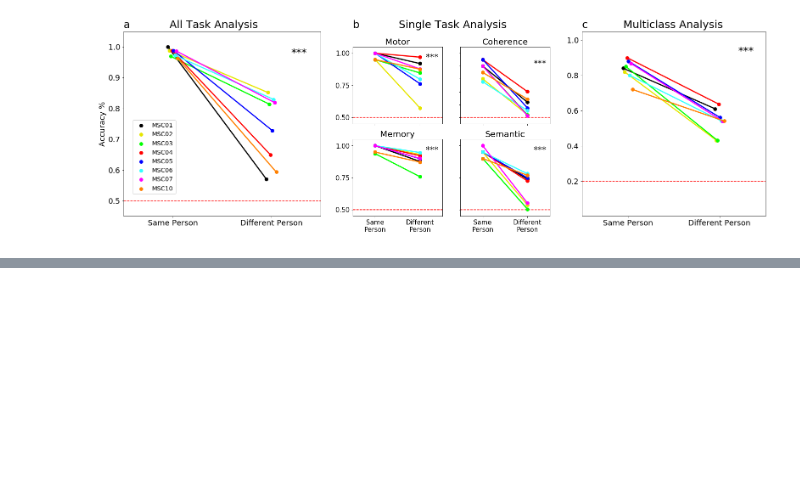
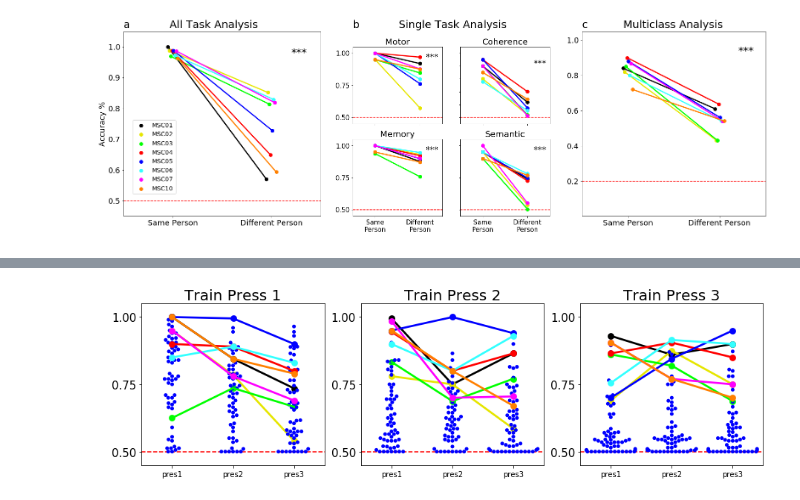
Before and after one commit to GrattonLab/Porteretal_taskprediction, a Jupyter notebook: code/pyScripts/Figures/FinalFigures.ipynb, the cells around one changed output, grey strips where cells are left out. Drawn from its saved outputs; the diff is of its cells as text; code cells hidden in the pictures; blank space fills up the shorter version.

```diff
--- a/code/pyScripts/Figures/FinalFigures.ipynb
+++ b/code/pyScripts/Figures/FinalFigures.ipynb
@@ -716,0 +834,6 @@ plt.savefig(figsDir+'MC_ALL_CVDS_point_plots.png', bbox_inches='tight')
+# %%
+DS_S=mem[mem['Analysis']=='diff_sub']
+DS_S.rename(columns={'acc':'diff_sub','task':'train_task'},inplace=True)
+DS_S['test_task']=DS_S['train_task']
+
+F=pd.concat([DS,DS_S])
@@ -716,0 +904,55 @@ plt.savefig(figsDir+'MC_ALL_CVDS_point_plots.png', bbox_inches='tight')
+# %%
+fig = plt.figure(figsize=(15,4),constrained_layout=False)
+gs00 = fig.add_gridspec(nrows=1, ncols=3)
+
+#press1
+ax1=fig.add_subplot(gs00[0,0])
+ax=sns.pointplot(x="test_task",y="acc", hue="train_sub", ci=None, data=SS_f[SS_f['train_task']=='pres1'], ax=ax1, order=['pres1','pres2','pres3'], color='r', palette=['1','2','3','4','5','6','7','10'])
+ax=sns.swarmplot(x='test_task',y='diff_sub',data=F[F['train_task']=='pres1'], ax=ax1, order=['pres1','pres2','pres3'],color='blue')
+
+#ax.set_xticklabels(['Same Task','Different Task'])
+ax.legend_.remove()
+ax.set_title('Train Press 1', fontsize=20, pad=5)
+plt.xlabel('')
+plt.ylabel(' ')
+y=[.5,.75,1.0]
+plt.yticks(y)
+ax.set(ylim=(.45, 1.05))
+ax.tick_params('y',labelsize=15)
+ax.axhline(.5, ls='--',color='red')
+
+#press2
+ax1=fig.add_subplot(gs00[0,1])
+ax=sns.pointplot(x="test_task",y="acc", hue="train_sub", ci=None, data=SS_f[SS_f['train_task']=='pres2'], ax=ax1, order=['pres1','pres2','pres3'], color='r', palette=['1','2','3','4','5','6','7','10'])
+ax=sns.swarmplot(x='test_task',y='diff_sub',data=F[F['train_task']=='pres2'], ax=ax1, order=['pres1','pres2','pres3'],color='blue')
+
+#ax.set_xticklabels(['Same Task','Different Task'])
+ax.legend_.remove()
+ax.set_title('Train Press 2', fontsize=20, pad=5)
+plt.xlabel('')
+plt.ylabel(' ')
+y=[.5,.75,1.0]
+plt.yticks(y)
+ax.set(ylim=(.45, 1.05))
+ax.tick_params('y',labelsize=15)
+ax.axhline(.5, ls='--',color='red')
+
+
+#press3
+ax1=fig.add_subplot(gs00[0,2])
+ax=sns.pointplot(x="test_task",y="acc", hue="train_sub", ci=None, data=SS_f[SS_f['train_task']=='pres3'], ax=ax1, order=['pres1','pres2','pres3'], color='r', palette=['1','2','3','4','5','6','7','10'])
+ax=sns.swarmplot(x='test_task',y='diff_sub',data=F[F['train_task']=='pres3'], ax=ax1, order=['pres1','pres2','pres3'],color='blue')
+
+#ax.set_xticklabels(['Same Task','Different Task'])
+ax.legend_.remove()
+ax.set_title('Train Press 3', fontsize=20, pad=5)
+plt.xlabel('')
+plt.ylabel(' ')
+y=[.5,.75,1.0]
+plt.yticks(y)
+ax.set(ylim=(.45, 1.05))
+ax.tick_params('y',labelsize=15)
+ax.axhline(.5, ls='--',color='red')
+plt.savefig(figsDir+'presMem_diffPres_allSubs_point_plots.png', bbox_inches='tight')
+# %% [output]
+[figure, added]
```
Also changed, not shown: parts of 7 cells of this notebook, 34 other files.
